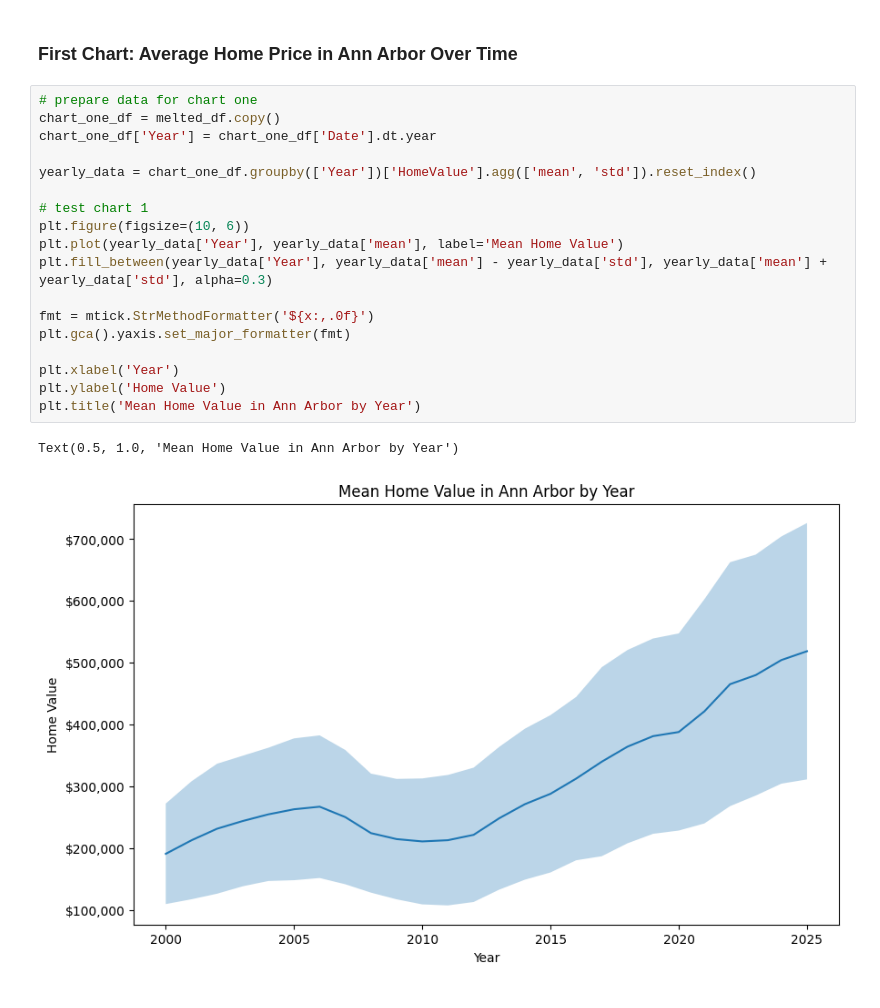
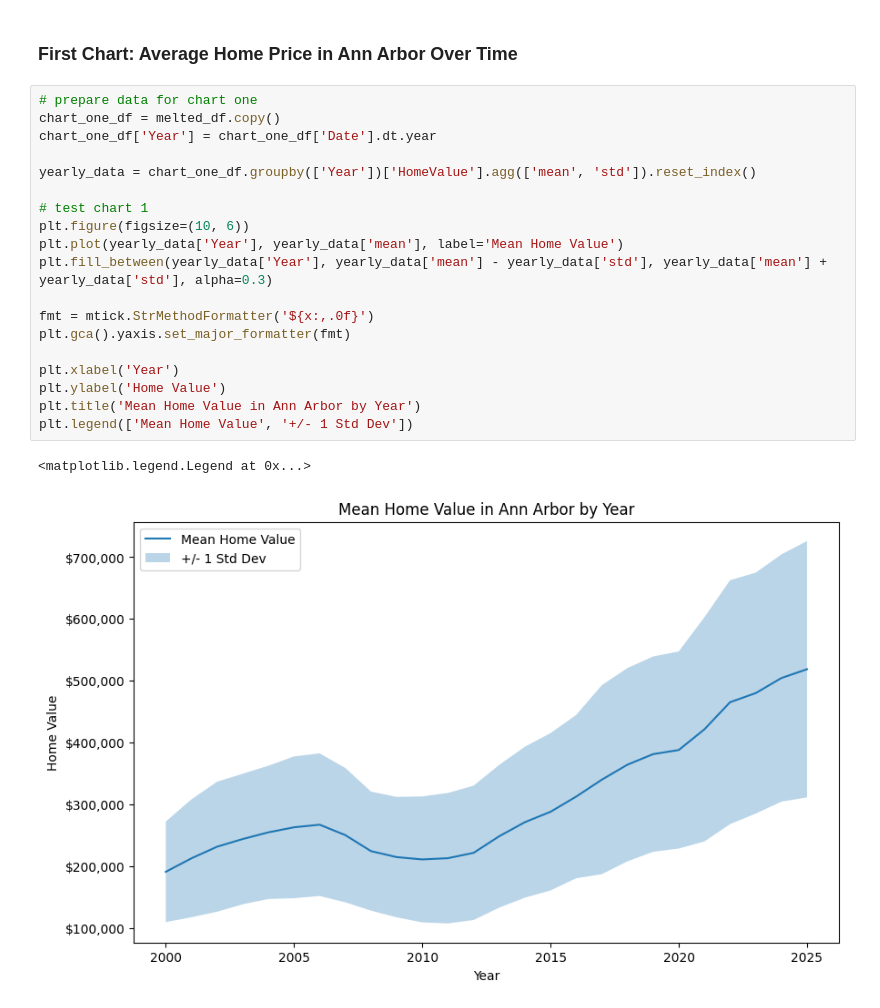
Before and after one commit to grantajason/SIADS-521-Assignment-3, a Jupyter notebook: gajason-siads521-a3.ipynb, the cells around one changed output. Cells and saved outputs as stored; diff of their text form.

Commit message:
added legend to chart

```diff
--- a/gajason-siads521-a3.ipynb
+++ b/gajason-siads521-a3.ipynb
@@ -46,21 +46,22 @@ melted_df.to_csv(cleaned_file_path, index=False)
 # %%
 # prepare data for chart one
 chart_one_df = melted_df.copy()
 chart_one_df['Year'] = chart_one_df['Date'].dt.year
 
 yearly_data = chart_one_df.groupby(['Year'])['HomeValue'].agg(['mean', 'std']).reset_index()
 
 # test chart 1
 plt.figure(figsize=(10, 6))
 plt.plot(yearly_data['Year'], yearly_data['mean'], label='Mean Home Value')
 plt.fill_between(yearly_data['Year'], yearly_data['mean'] - yearly_data['std'], yearly_data['mean'] + yearly_data['std'], alpha=0.3)
 
 fmt = mtick.StrMethodFormatter('${x:,.0f}')
 plt.gca().yaxis.set_major_formatter(fmt)
 
 plt.xlabel('Year')
 plt.ylabel('Home Value')
 plt.title('Mean Home Value in Ann Arbor by Year')
+plt.legend(['Mean Home Value', '+/- 1 Std Dev'])
 # %% [output]
-Text(0.5, 1.0, 'Mean Home Value in Ann Arbor by Year')
+<matplotlib.legend.Legend at 0x...>
-[figure, old version]
+[figure, new version]
```
